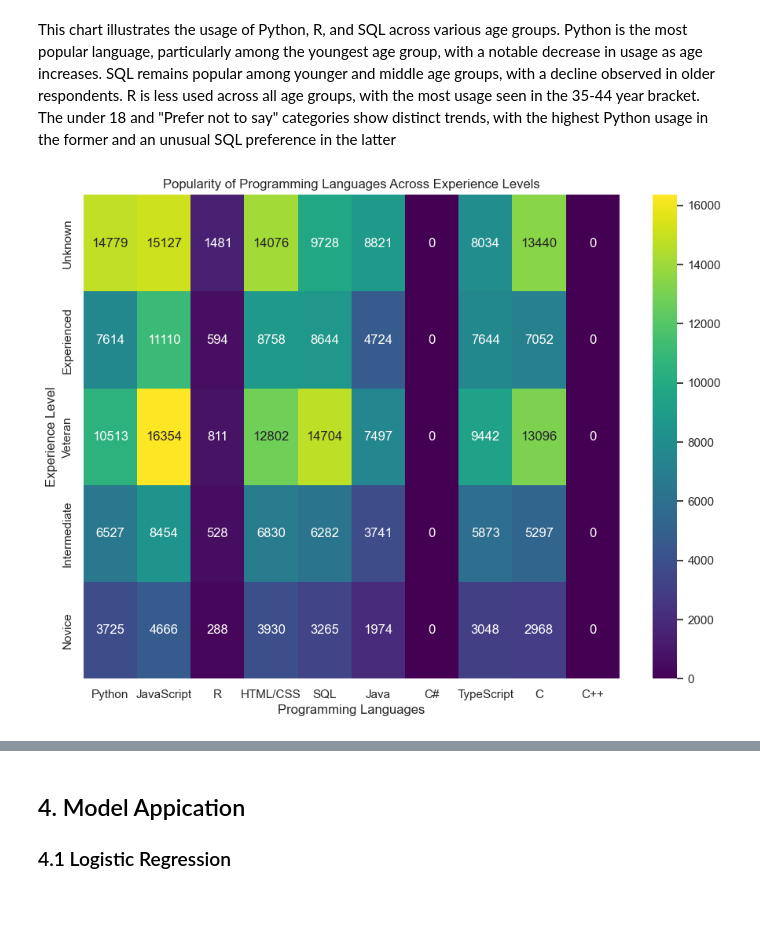
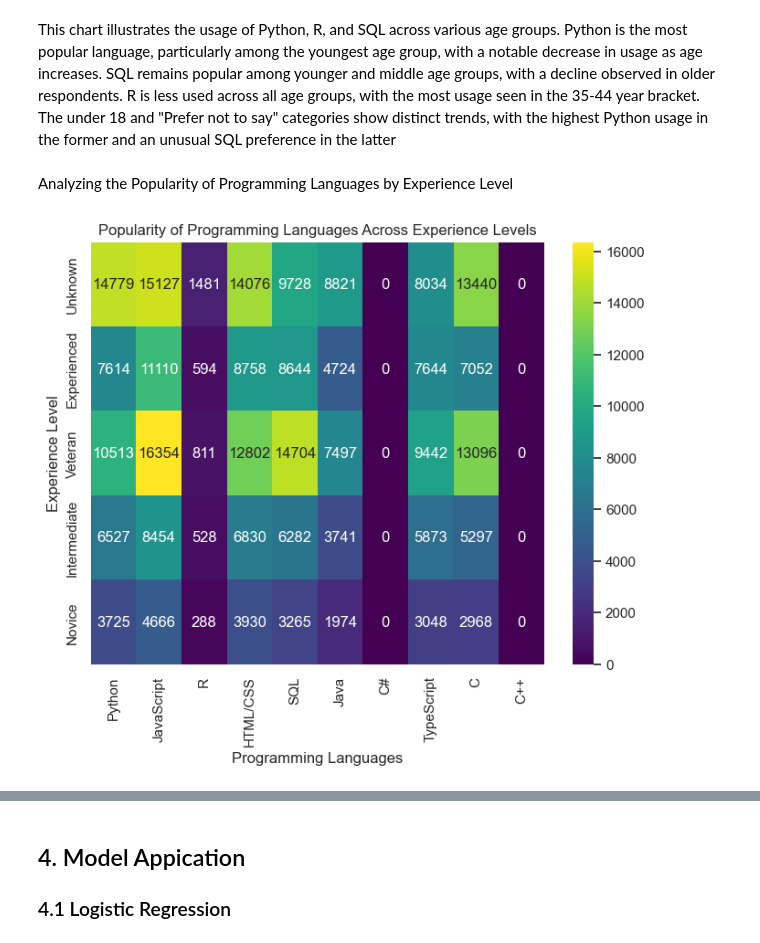
Before and after one commit to TrueCodee/Final-Project, a Jupyter notebook: Final Project.ipynb, the cells around one changed output, grey strips where cells are left out. Drawn from its saved outputs; the diff is of its cells as text; code cells hidden in the pictures; blank space fills up the shorter version.

```diff
--- a/Final Project.ipynb
+++ b/Final Project.ipynb
@@ -130,26 +130,28 @@ plt.show()
 [figure]
 # %% [markdown]
 This chart illustrates the usage of Python, R, and SQL across various age groups. Python is the most popular language, particularly among the youngest age group, with a notable decrease in usage as age increases. SQL remains popular among younger and middle age groups, with a decline observed in older respondents. R is less used across all age groups, with the most usage seen in the 35-44 year bracket. The under 18 and "Prefer not to say" categories show distinct trends, with the highest Python usage in the former and an unusual SQL preference in the latter
+# %% [markdown]
+Analyzing the Popularity of Programming Languages by Experience Level
 # %%
 # Initialize a dictionary to store counts of each language for each experience level
 language_popularity = {level: {lang: 0 for lang in languages_of_interest} for level in df['ExperienceLevel'].unique()}
 
 # Iterate over each row and increment the count for each language the respondent has worked with
 for index, row in df.iterrows():
     experience_level = row['ExperienceLevel']
     for language in languages_of_interest:
         if row[language]:
             language_popularity[experience_level][language] += 1
 
 # Convert the dictionary to a DataFrame for easier manipulation and visualization
 popularity_df = pd.DataFrame(language_popularity).T
 
 # Plotting the data
-plt.figure(figsize=(11, 8))
+plt.figure(figsize=(8, 6))
 sns.heatmap(popularity_df, annot=True, fmt="d", cmap='viridis')
 plt.title('Popularity of Programming Languages Across Experience Levels')
 plt.xlabel('Programming Languages')
 plt.ylabel('Experience Level')
 plt.show()
 # %% [output]
-[figure, old version]
+[figure, new version]
```
Also changed, not shown: parts of 1 cell of this notebook.
